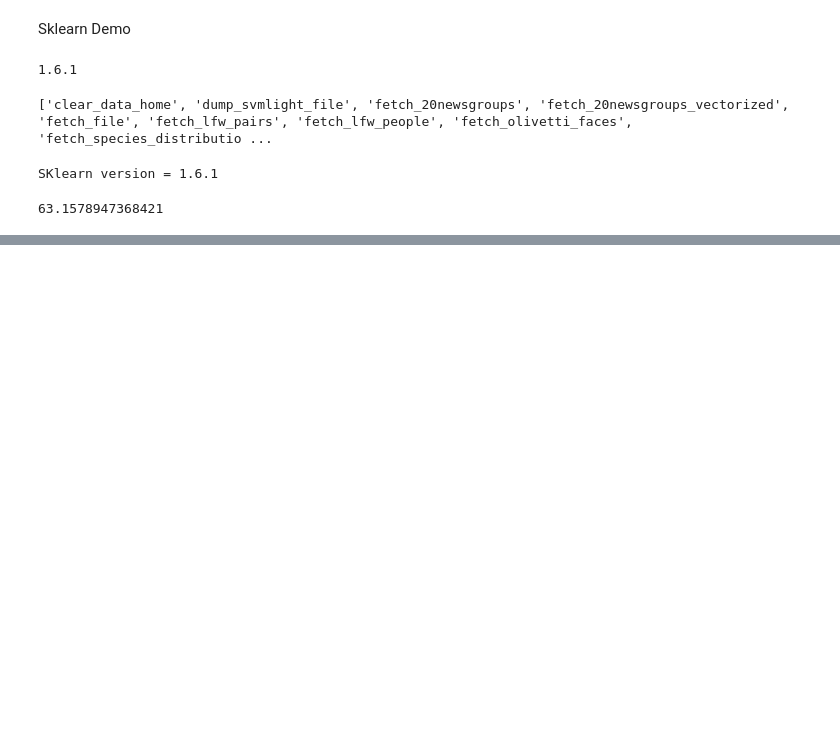
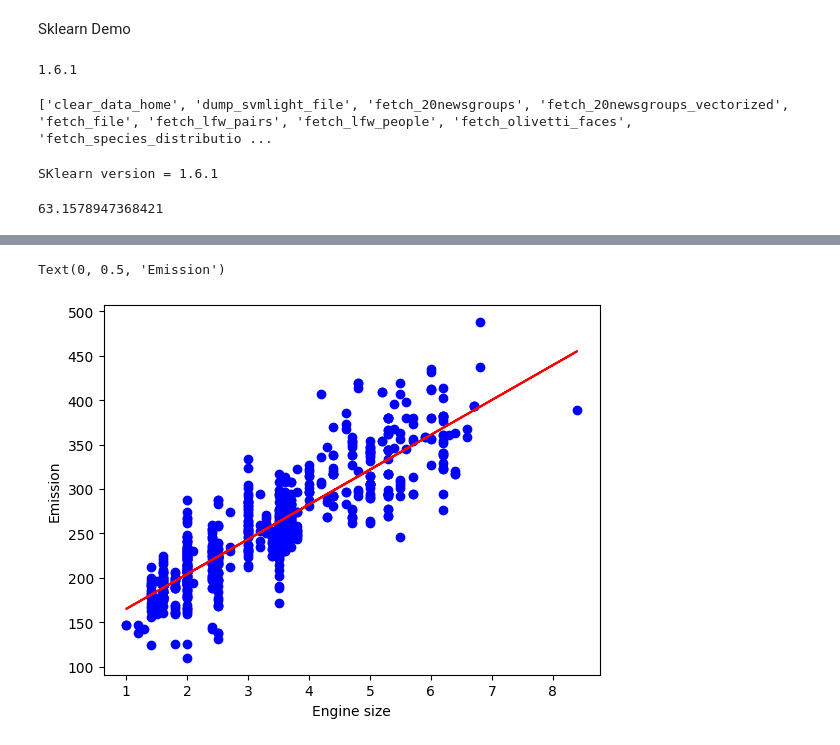
Before and after one commit to nodeswithsumit/BBA-Session, a Jupyter notebook: adam.ipynb, the cells around one changed output, grey strips where cells are left out. Drawn from its saved outputs; the diff is of its cells as text; code cells hidden in the pictures; blank space fills up the shorter version.

```diff
--- a/adam.ipynb
+++ b/adam.ipynb
@@ -71,0 +132,8 @@ def Linear_Model_Genertor(X, y, tr_size):
+# %%
+plt.scatter(X_train.ENGINESIZE, y_train, color='blue')
+plt.plot(X_train, linmodel.coef_[0][0]*X_train + linmodel.intercept_[0], '-r') # y = mx + c {m = slope}
+plt.xlabel("Engine size")
+plt.ylabel("Emission")
+# %% [output]
+Text(0, 0.5, 'Emission')
+[figure, added]
```
Also changed, not shown: parts of 5 cells of this notebook.
